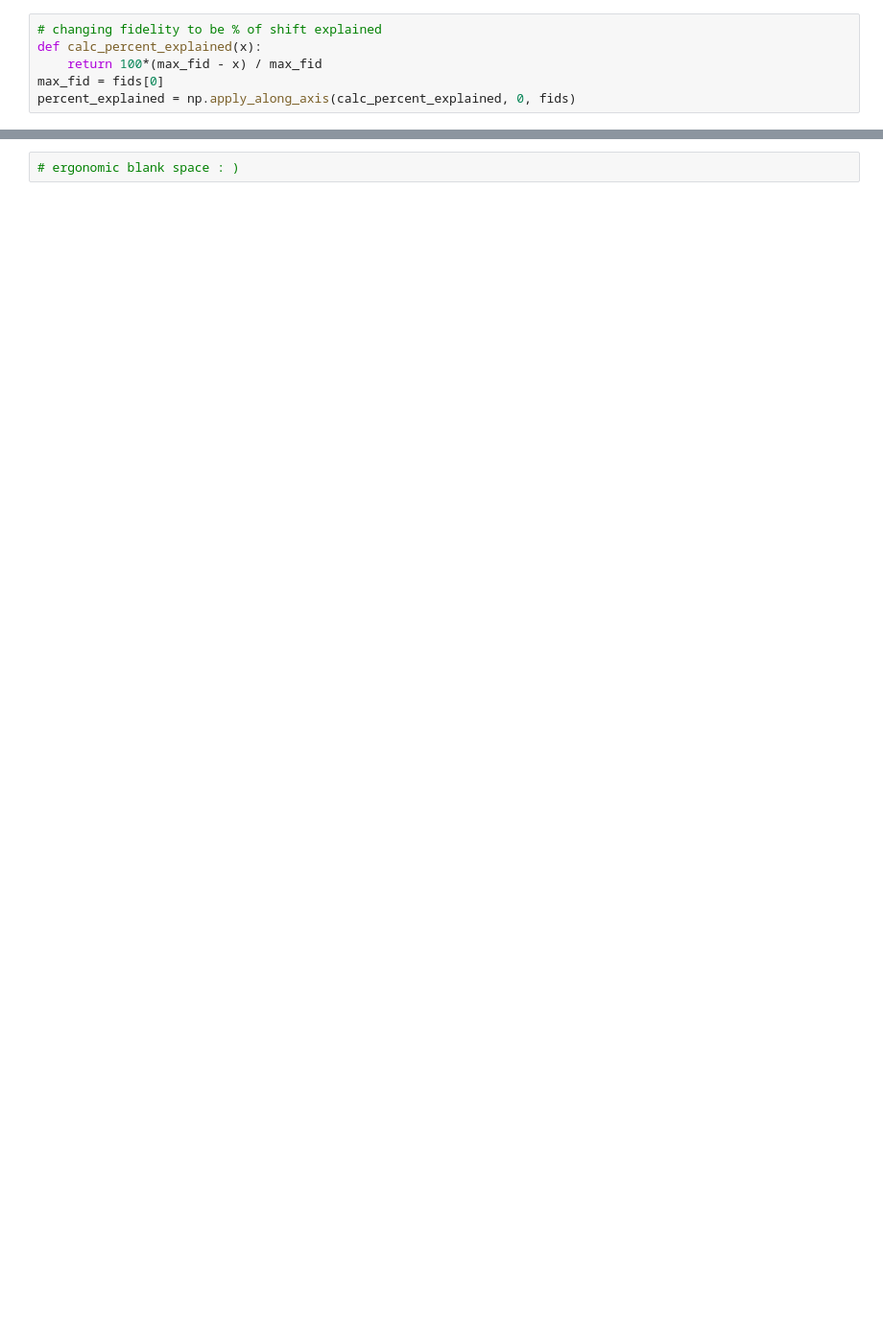
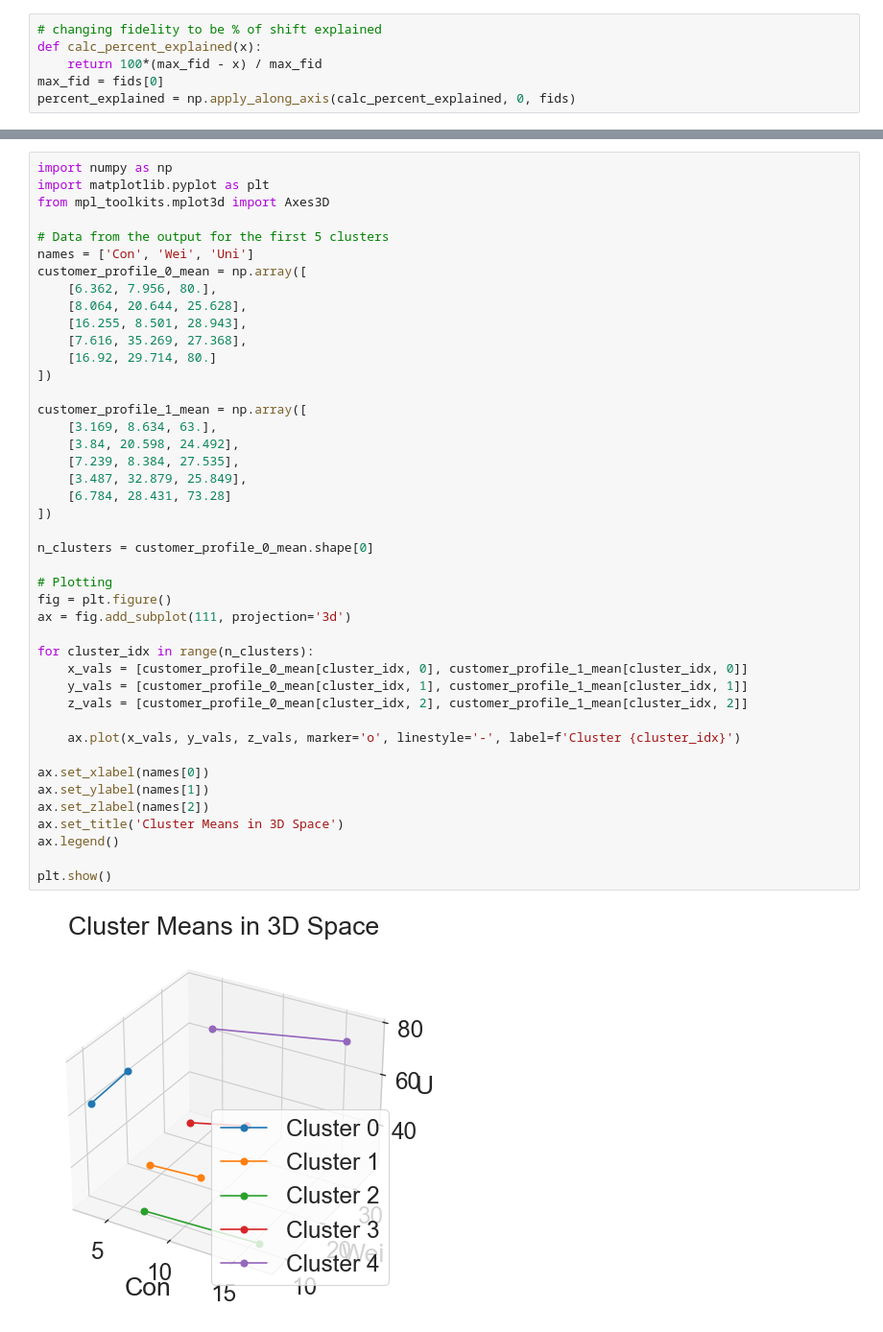
Before and after one commit to TrulySanae/PAMI_Projekt, a Jupyter notebook: Shift Explantion/adult-income-experiment.ipynb, the cells around one changed output, grey strips where cells are left out. Shown: that part at 96% size. Drawn from its saved outputs; the diff is of its cells as text; blank space fills up the shorter version.

```diff
--- a/Shift Explantion/adult-income-experiment.ipynb
+++ b/Shift Explantion/adult-income-experiment.ipynb
@@ -257,2 +295,45 @@ Starting 2 cluster results:
-# %%
-# ergonomic blank space : )
+# %%
+import numpy as np
+import matplotlib.pyplot as plt
+from mpl_toolkits.mplot3d import Axes3D
+
+# Data from the output for the first 5 clusters
+names = ['Con', 'Wei', 'Uni']
+customer_profile_0_mean = np.array([
+    [6.362, 7.956, 80.],
+    [8.064, 20.644, 25.628],
+    [16.255, 8.501, 28.943],
+    [7.616, 35.269, 27.368],
+    [16.92, 29.714, 80.]
+])
+
+customer_profile_1_mean = np.array([
+    [3.169, 8.634, 63.],
+    [3.84, 20.598, 24.492],
+    [7.239, 8.384, 27.535],
+    [3.487, 32.879, 25.849],
+    [6.784, 28.431, 73.28]
+])
+
+n_clusters = customer_profile_0_mean.shape[0]
+
+# Plotting
+fig = plt.figure()
+ax = fig.add_subplot(111, projection='3d')
+
+for cluster_idx in range(n_clusters):
+    x_vals = [customer_profile_0_mean[cluster_idx, 0], customer_profile_1_mean[cluster_idx, 0]]
+    y_vals = [customer_profile_0_mean[cluster_idx, 1], customer_profile_1_mean[cluster_idx, 1]]
+    z_vals = [customer_profile_0_mean[cluster_idx, 2], customer_profile_1_mean[cluster_idx, 2]]
+
+    ax.plot(x_vals, y_vals, z_vals, marker='o', linestyle='-', label=f'Cluster {cluster_idx}')
+
+ax.set_xlabel(names[0])
+ax.set_ylabel(names[1])
+ax.set_zlabel(names[2])
+ax.set_title('Cluster Means in 3D Space')
+ax.legend()
+
+plt.show()
+# %% [output]
+[figure, added]
```
Also changed, not shown: parts of 4 cells of this notebook, 33 other files.
